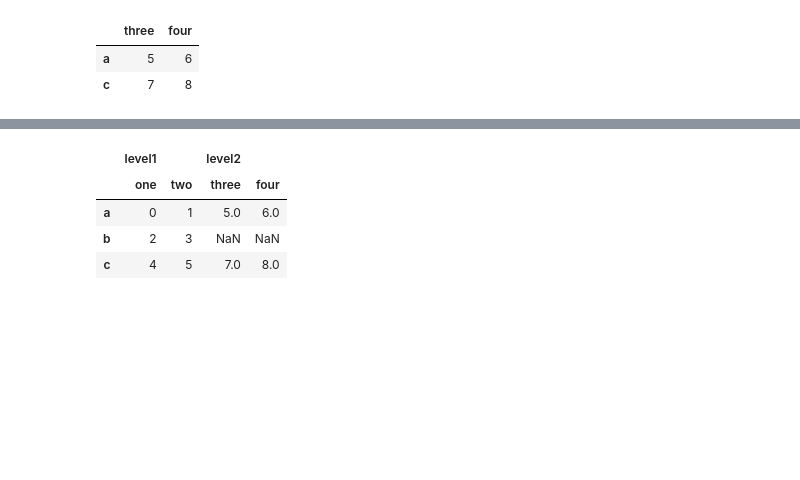
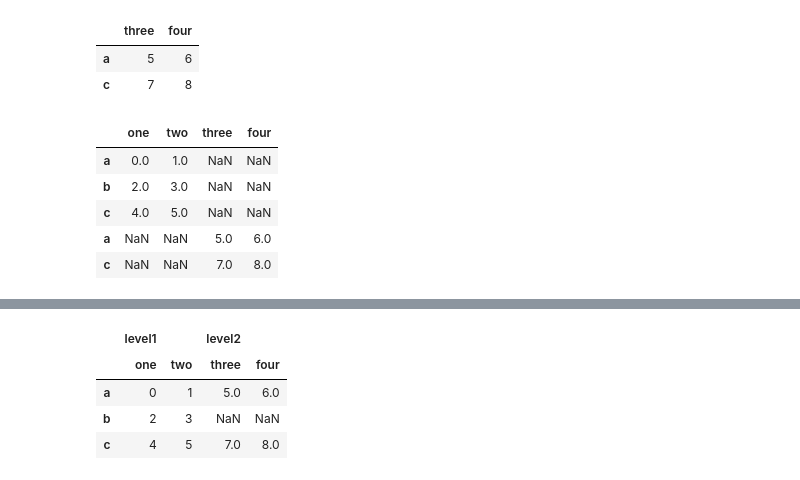
Before and after one commit to BBackJK/2020tech, a Jupyter notebook: data_analysis/PycharmExample/200702/ch08-study.ipynb, the cells around one changed output, grey strips where cells are left out. Saved outputs shown, nothing was run; the diff lists cells and outputs as text; code cells hidden in the pictures; blank space fills up the shorter version.

```diff
--- a/data_analysis/PycharmExample/200702/ch08-study.ipynb
+++ b/data_analysis/PycharmExample/200702/ch08-study.ipynb
@@ -1036,3 +1213,12 @@ df2
 |  | three | four |
 | a | 5 | 6 |
 | c | 7 | 8 |
+# %%
+pd.concat([df1, df2], axis=0)
+# %% [output]
+|  | one | two | three | four |
+| a | 0.0 | 1.0 | NaN | NaN |
+| b | 2.0 | 3.0 | NaN | NaN |
+| c | 4.0 | 5.0 | NaN | NaN |
+| a | NaN | NaN | 5.0 | 6.0 |
+| c | NaN | NaN | 7.0 | 8.0 |
```
Also changed, not shown: parts of 32 cells of this notebook, 53 other files.
